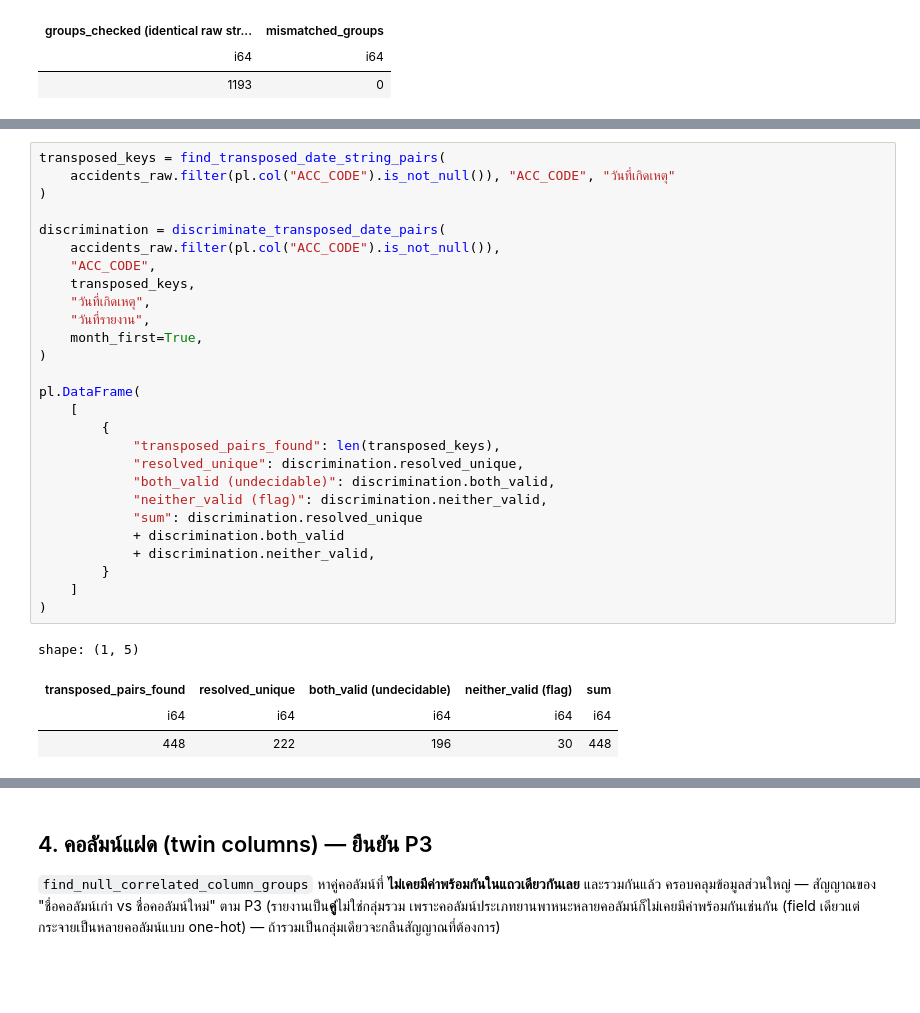
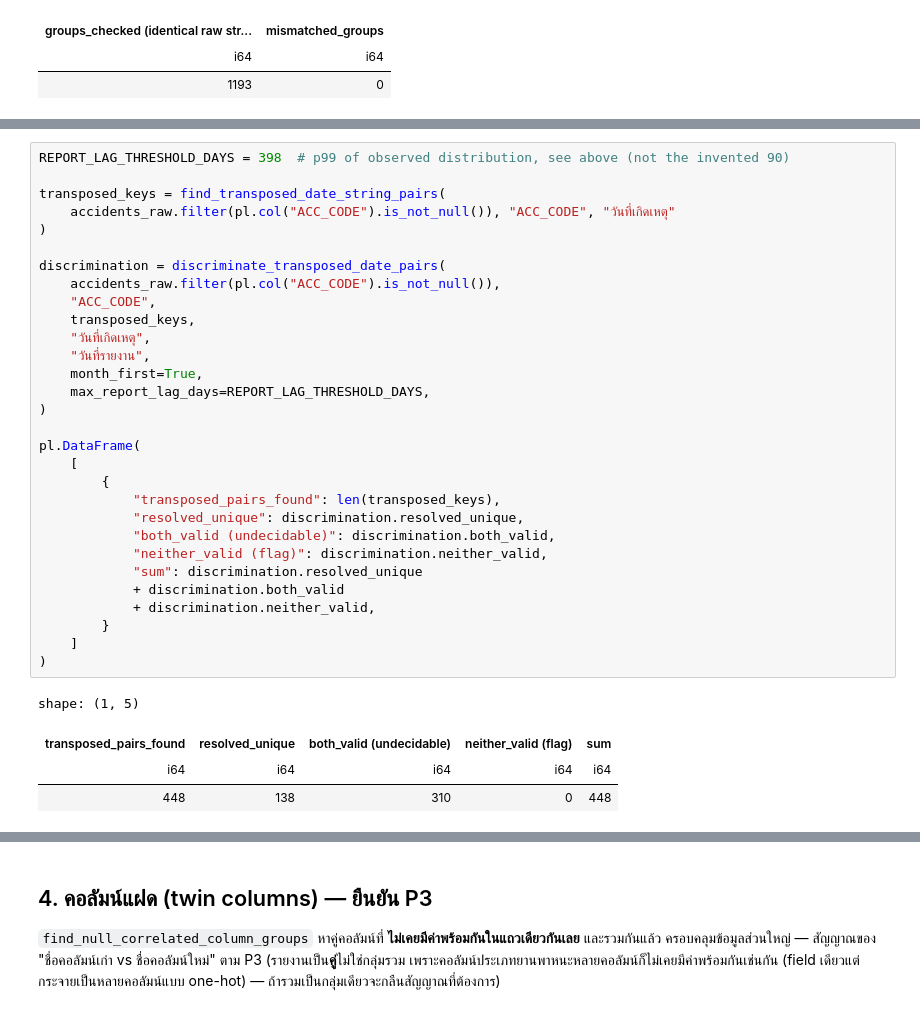
Before and after one commit to PhidPhew/car-insurance-accident-analysis, a Jupyter notebook: notebooks/01_data_profiling.ipynb, the cells around one changed output, grey strips where cells are left out. Saved outputs shown, nothing was run; the diff lists cells and outputs as text; blank space fills up the shorter version.

```diff
--- a/notebooks/01_data_profiling.ipynb
+++ b/notebooks/01_data_profiling.ipynb
@@ -397,32 +478,35 @@ shape: (1, 2)
 # %%
+REPORT_LAG_THRESHOLD_DAYS = 398  # p99 of observed distribution, see above (not the invented 90)
+
 transposed_keys = find_transposed_date_string_pairs(
     accidents_raw.filter(pl.col("ACC_CODE").is_not_null()), "ACC_CODE", "วันที่เกิดเหตุ"
 )
 
 discrimination = discriminate_transposed_date_pairs(
     accidents_raw.filter(pl.col("ACC_CODE").is_not_null()),
     "ACC_CODE",
     transposed_keys,
     "วันที่เกิดเหตุ",
     "วันที่รายงาน",
     month_first=True,
+    max_report_lag_days=REPORT_LAG_THRESHOLD_DAYS,
 )
 
 pl.DataFrame(
     [
         {
             "transposed_pairs_found": len(transposed_keys),
             "resolved_unique": discrimination.resolved_unique,
             "both_valid (undecidable)": discrimination.both_valid,
             "neither_valid (flag)": discrimination.neither_valid,
             "sum": discrimination.resolved_unique
             + discrimination.both_valid
             + discrimination.neither_valid,
         }
     ]
 )
 # %% [output]
 shape: (1, 5)
 | transposed_pairs_found | resolved_unique | both_valid (undecidable) | neither_valid (flag) | sum |
 | i64 | i64 | i64 | i64 | i64 |
-| 448 | 222 | 196 | 30 | 448 |
+| 448 | 138 | 310 | 0 | 448 |
```
Also changed, not shown: parts of 10 cells of this notebook, 5 other files.
